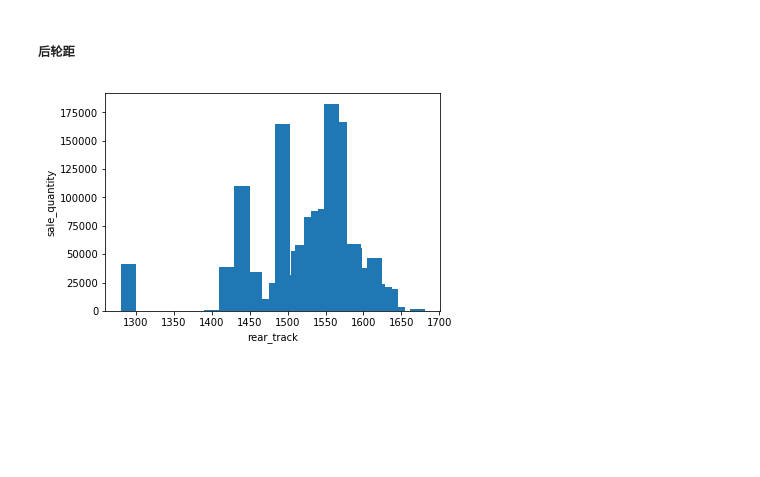
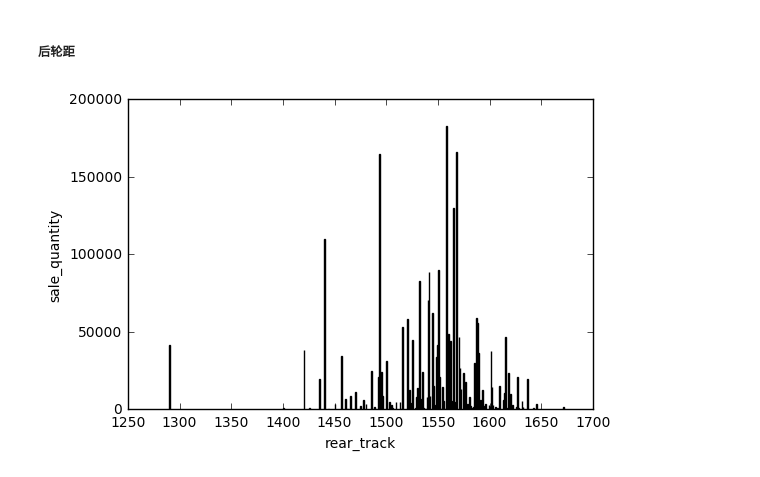
Before and after one commit to yudake/tianchi_yancheng, a Jupyter notebook: data_input.ipynb, the cells around one changed output. Cells and saved outputs as stored; diff of their text form; code cells hidden in the pictures; blank space fills up the shorter version.

```diff
--- a/data_input.ipynb
+++ b/data_input.ipynb
@@ -194,11 +235,11 @@ plt.show()
 # %%
 labels = ['rear_track', 'sale_quantity']
 trainRtrack = train[labels]
 trainRtrack['rear_track'].astype('float32')
 trainRtrack = trainRtrack.groupby(trainRtrack['rear_track']).agg('sum').reset_index()
-plt.bar(trainRtrack['rear_track'], trainRtrack['sale_quantity'], width = 20)
+plt.bar(trainRtrack['rear_track'], trainRtrack['sale_quantity'])
 plt.ylabel('sale_quantity')
 plt.xlabel('rear_track')
 plt.show()
 # %% [output]
-[figure, old version]
+[figure, new version]
```
Also changed, not shown: parts of 18 cells of this notebook.
